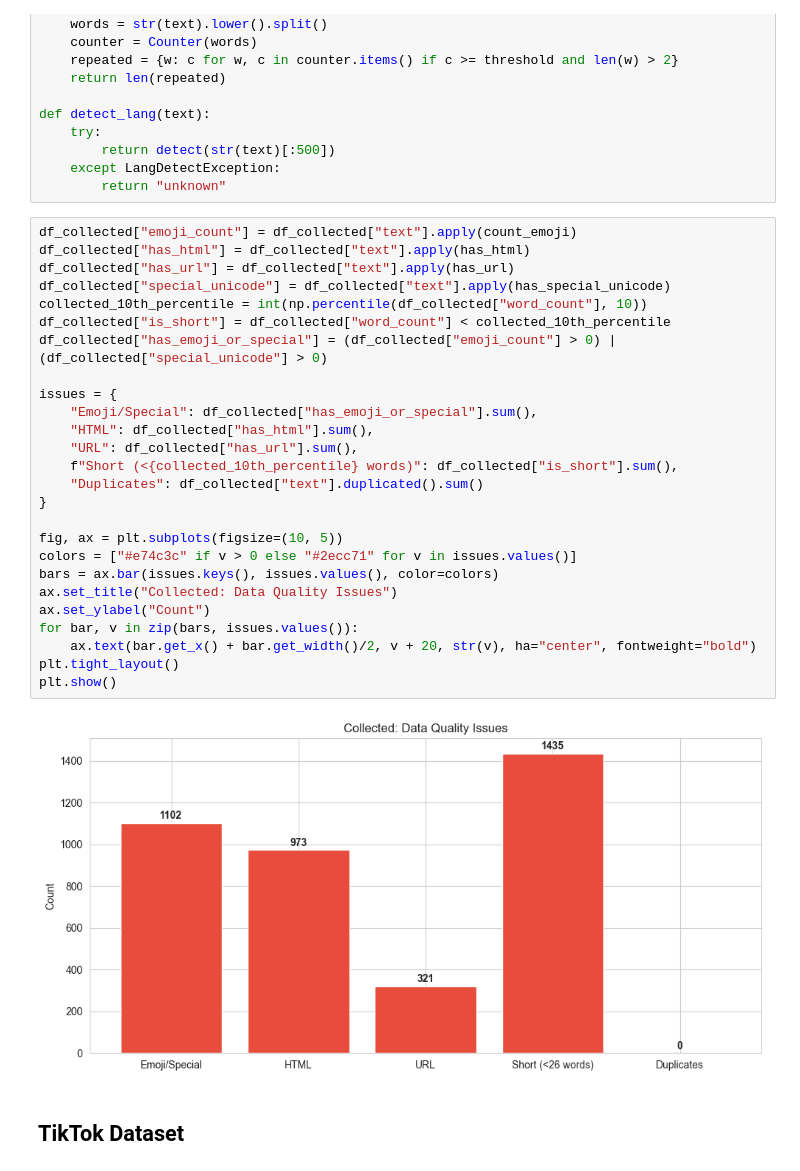
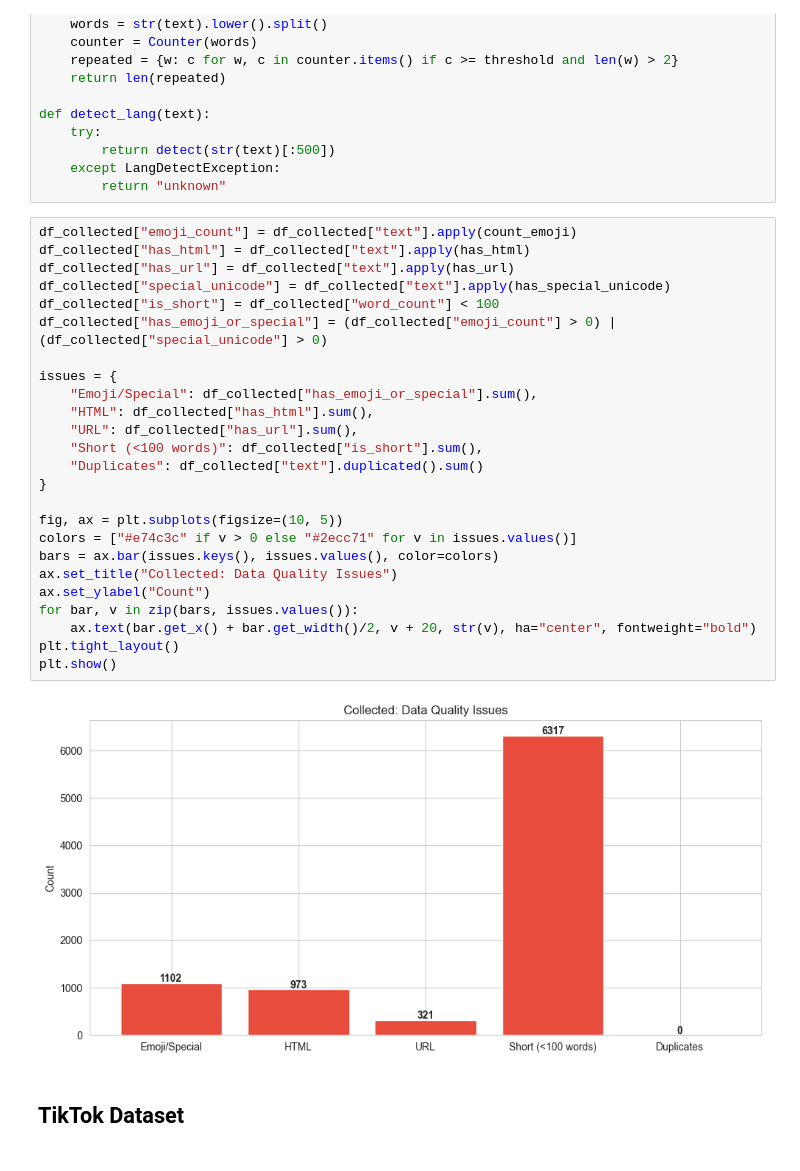
Before and after one commit to ddooxhuy09/vietnam-fake-news-detector, a Jupyter notebook: dataset/data_analysis.ipynb, the cells around one changed output. Drawn from its saved outputs; the diff is of its cells as text.

```diff
--- a/dataset/data_analysis.ipynb
+++ b/dataset/data_analysis.ipynb
@@ -111,31 +111,30 @@ def detect_lang(text):
 # %%
 df_collected["emoji_count"] = df_collected["text"].apply(count_emoji)
 df_collected["has_html"] = df_collected["text"].apply(has_html)
 df_collected["has_url"] = df_collected["text"].apply(has_url)
 df_collected["special_unicode"] = df_collected["text"].apply(has_special_unicode)
-collected_10th_percentile = int(np.percentile(df_collected["word_count"], 10))
-df_collected["is_short"] = df_collected["word_count"] < collected_10th_percentile
+df_collected["is_short"] = df_collected["word_count"] < 100
 df_collected["has_emoji_or_special"] = (df_collected["emoji_count"] > 0) | (df_collected["special_unicode"] > 0)
 
 issues = {
     "Emoji/Special": df_collected["has_emoji_or_special"].sum(),
     "HTML": df_collected["has_html"].sum(),
     "URL": df_collected["has_url"].sum(),
-    f"Short (<{collected_10th_percentile} words)": df_collected["is_short"].sum(),
+    "Short (<100 words)": df_collected["is_short"].sum(),
     "Duplicates": df_collected["text"].duplicated().sum()
 }
 
 fig, ax = plt.subplots(figsize=(10, 5))
 colors = ["#e74c3c" if v > 0 else "#2ecc71" for v in issues.values()]
 bars = ax.bar(issues.keys(), issues.values(), color=colors)
 ax.set_title("Collected: Data Quality Issues")
 ax.set_ylabel("Count")
 for bar, v in zip(bars, issues.values()):
     ax.text(bar.get_x() + bar.get_width()/2, v + 20, str(v), ha="center", fontweight="bold")
 plt.tight_layout()
 plt.show()
 # %% [output]
-[figure, old version]
+[figure, new version]
 # %% [markdown]
 ## TikTok Dataset
 # %%
```
Also changed, not shown: parts of 2 cells of this notebook.
